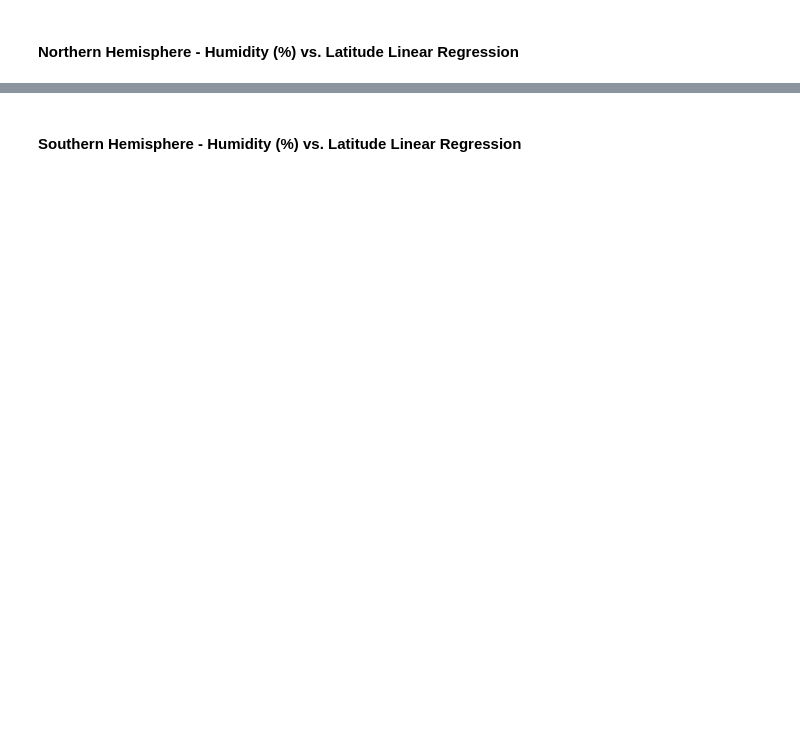
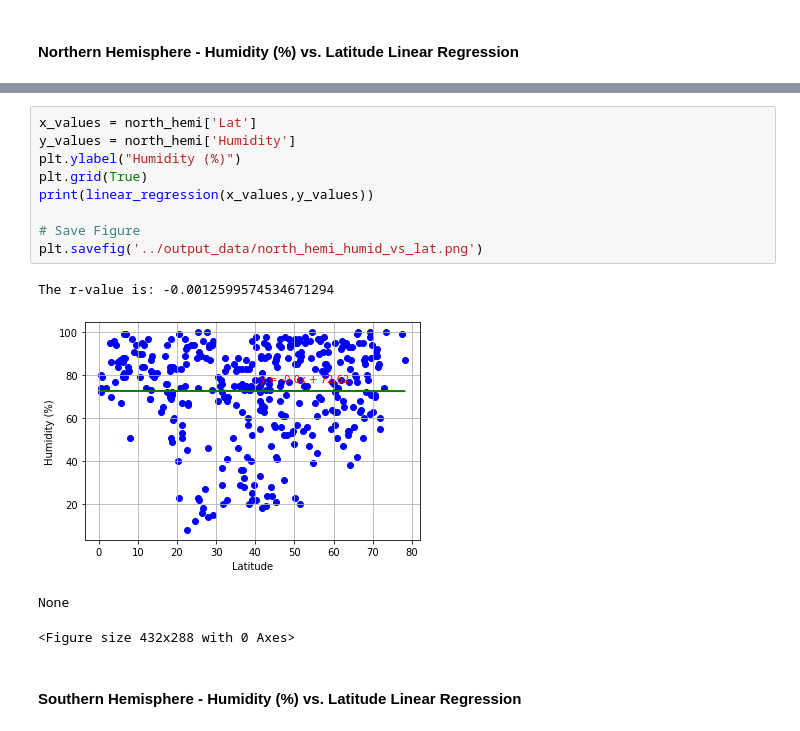
Before and after one commit to tatianafrattale/python-api-challenge, a Jupyter notebook: WeatherPy/WeatherPy.ipynb, the cells around one changed output, grey strips where cells are left out. Drawn from its saved outputs; the diff is of its cells as text; blank space fills up the shorter version.

```diff
--- a/WeatherPy/WeatherPy.ipynb
+++ b/WeatherPy/WeatherPy.ipynb
@@ -269,2 +301,16 @@ The r-value is: 0.000543987878808455
+# %%
+x_values = north_hemi['Lat']
+y_values = north_hemi['Humidity']
+plt.ylabel("Humidity (%)")
+plt.grid(True)
+print(linear_regression(x_values,y_values))
+
+# Save Figure
+plt.savefig('../output_data/north_hemi_humid_vs_lat.png')
+# %% [output]
+The r-value is: -0.0012599574534671294
+[figure, added]
+None
+<Figure size 432x288 with 0 Axes>
 # %% [markdown]
 ####  Southern Hemisphere - Humidity (%) vs. Latitude Linear Regression
```
Also changed, not shown: parts of 16 cells of this notebook, 8 other files.
